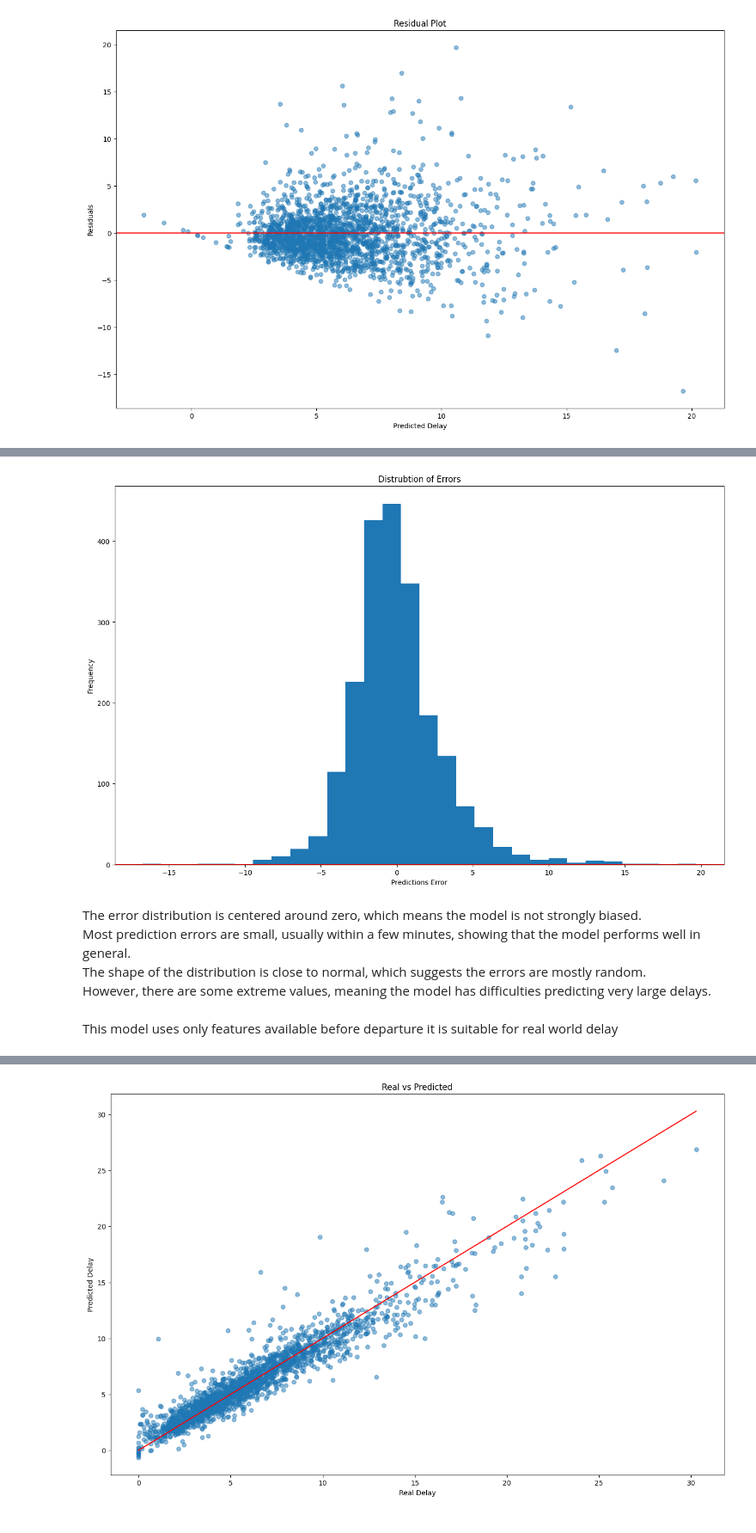
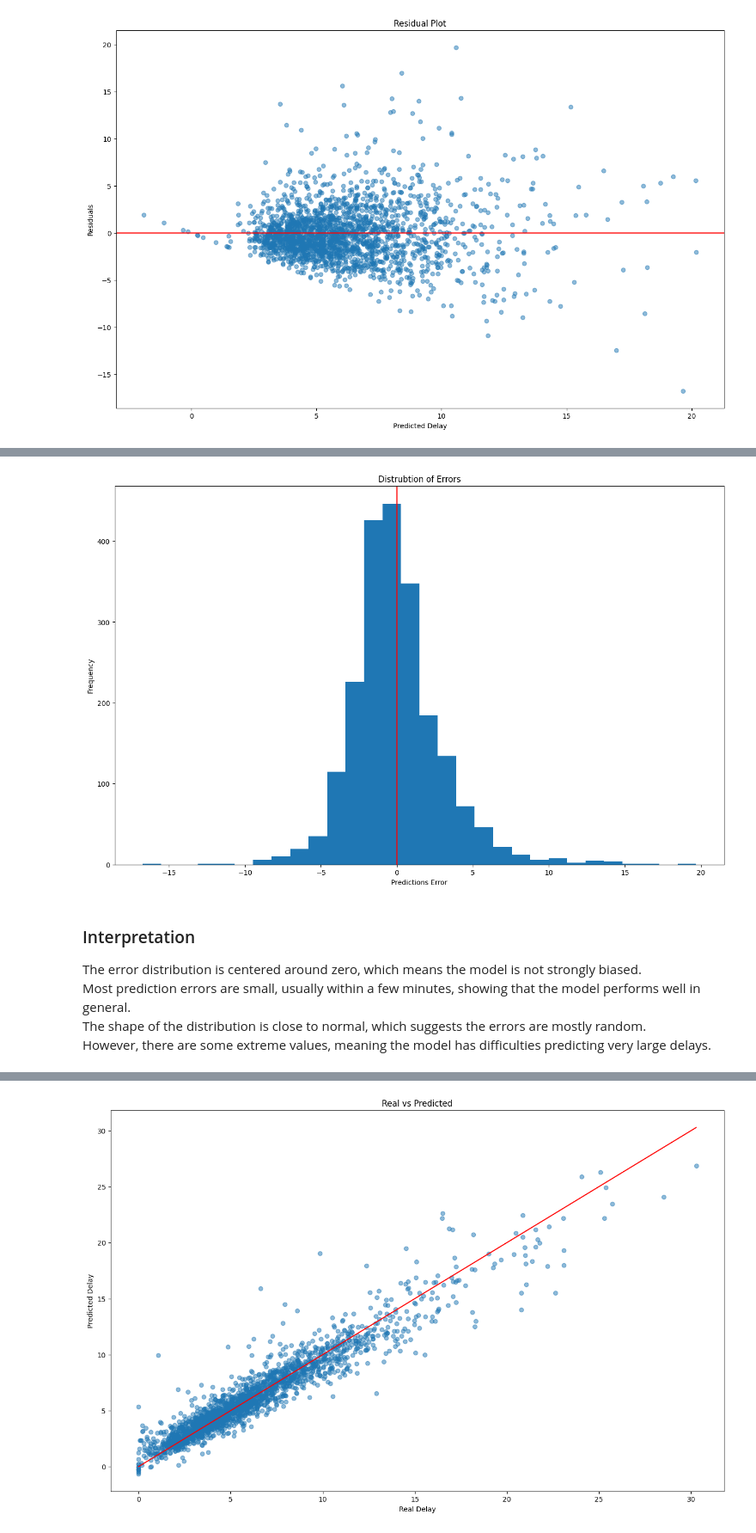
Before and after one commit to AlexandrG1209/tardis, a Jupyter notebook: tardis_model3.ipynb, the cells around one changed output, grey strips where cells are left out. Shown at 86% size. Cells and saved outputs as stored; diff of their text form; code cells hidden in the pictures.

Commit message:
little fix models + pkl

```diff
--- a/tardis_model3.ipynb
+++ b/tardis_model3.ipynb
@@ -101,18 +135,18 @@ plt.show()
 # %%
+# distribution of prediction errors (residuals)
 plt.figure(figsize=(16,10))
 plt.hist((y_test - y_pred), bins=30)
-plt.axhline(0, color="red")
+# add vertical line at zero error for reference
+plt.axvline(0, color="red")
 plt.title("Distrubtion of Errors")
 plt.xlabel("Predictions Error")
 plt.ylabel("Frequency")
 plt.show()
 # %% [output]
-[figure, old version]
+[figure, new version]
 # %% [markdown]
+### Interpretation
 The error distribution is centered around zero, which means the model is not strongly biased.
 Most prediction errors are small, usually within a few minutes, showing that the model performs well in general.
 The shape of the distribution is close to normal, which suggests the errors are mostly random.
 However, there are some extreme values, meaning the model has difficulties predicting very large delays.
-# %% [markdown]
-This model uses only features available before departure
-it is suitable for real world delay
```
Also changed, not shown: parts of 13 cells of this notebook, 7 other files.
